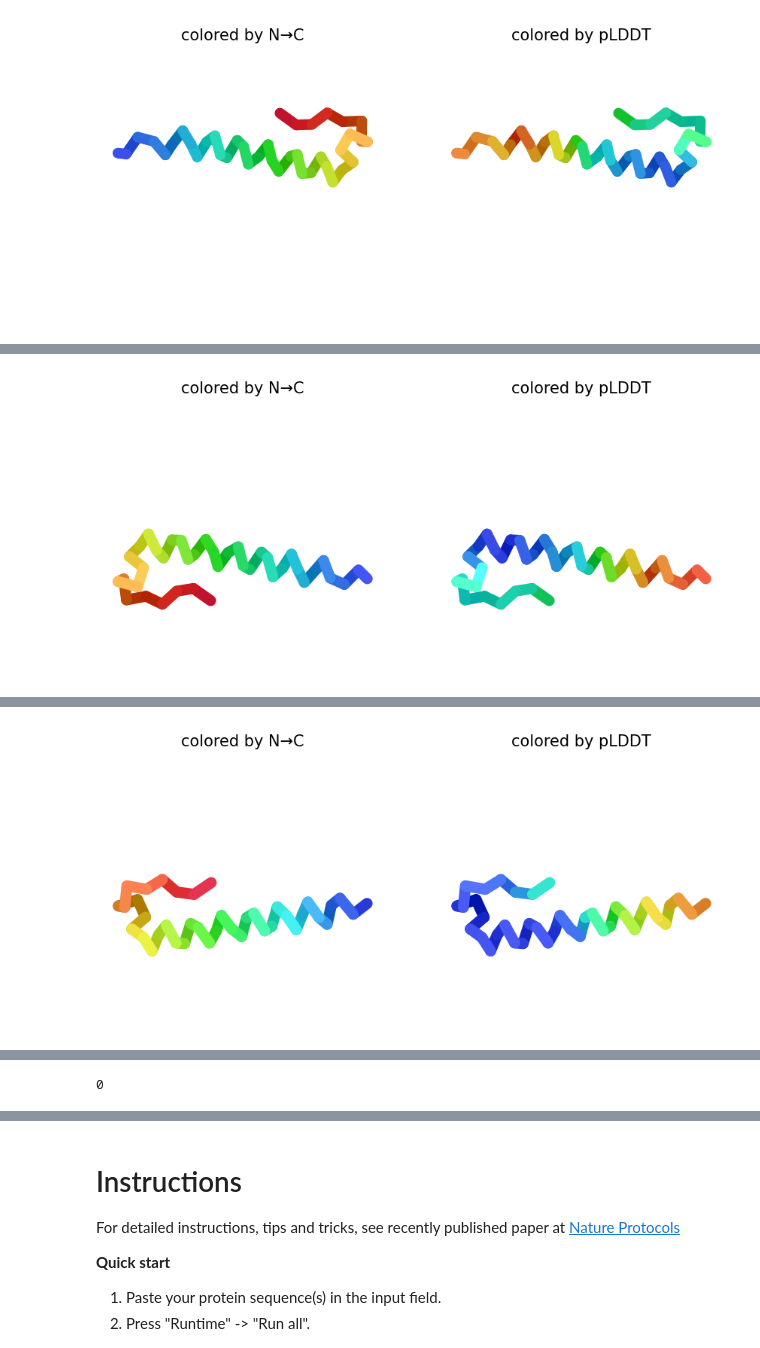
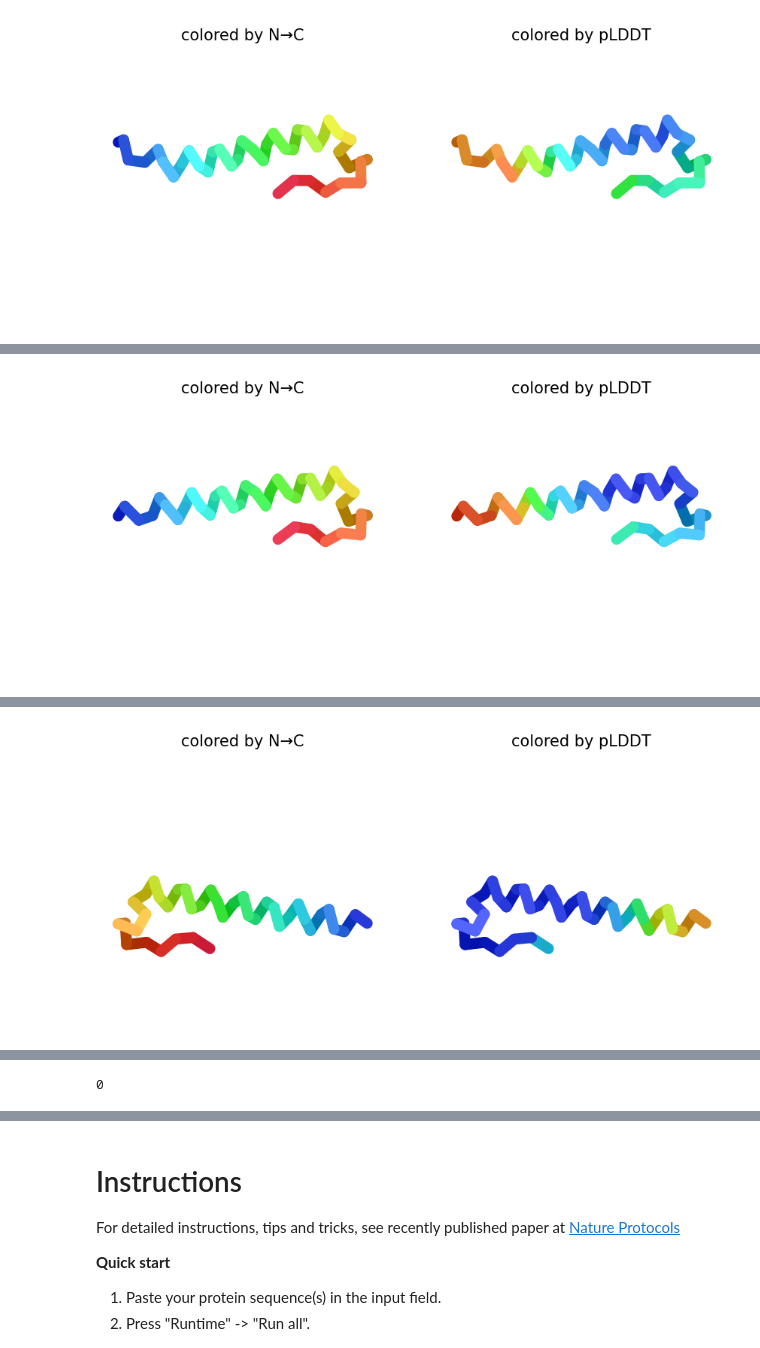
Before and after one commit to CharleneMAvelar/Banco_de_dados, a Jupyter notebook: AlphaFold2.ipynb, the cells around one changed output, grey strips where cells are left out. Drawn from its saved outputs; the diff is of its cells as text; code cells hidden in the pictures.

```diff
--- a/AlphaFold2.ipynb
+++ b/AlphaFold2.ipynb
@@ -25,9 +25,9 @@ python_version = f"{version_info.major}.{version_info.minor}"
 def add_hash(x,y):
   return x+"_"+hashlib.sha1(y.encode()).hexdigest()[:5]
 
-query_sequence = 'YAEGTFTSDYSIALDEKAAKEFITWLIAGGPSSGAPPPS' #@param {type:"string"}
+query_sequence = 'YAEGTFTSDYSIALDKIAQKAFVQWLIAGGPSSGAPPPS' #@param {type:"string"}
 #@markdown  - Use `:` to specify inter-protein chainbreaks for **modeling complexes** (supports homo- and hetro-oligomers). For example **PI...SK:PI...SK** for a homodimer
-jobname = 'test' #@param {type:"string"}
+jobname = 'tirzepatida' #@param {type:"string"}
 # number of models to use
 num_relax = 0 #@param [0, 1, 5] {type:"raw"}
 #@markdown - specify how many of the top ranked structures to relax using amber
@@ -243,6 +244,11 @@ from pathlib import Path
 import matplotlib.pyplot as plt
 
 # For some reason we need that to get pdbfixer to import
+use_amber = num_relax > 0
+use_templates = template_mode != "none"
+from sys import version_info
+python_version = f"{version_info.major}.{version_info.minor}"
+
 if use_amber and f"/usr/local/lib/python{python_version}/site-packages/" not in sys.path:
     sys.path.insert(0, f"/usr/local/lib/python{python_version}/site-packages/")
 
@@ -261,34 +267,53 @@ def prediction_callback(protein_obj, length,
       plt.show()
       plt.close()
 
-# Definition of model_type, num_recycles, recycle_early_stop_tolerance, max_msa, num_seeds, use_dropout, relax_max_iterations, pairing_strategy, calc_extra_ptm, save_all, save_recycles, save_to_google_drive, dpi
+result_dir = jobname
+log_filename = os.path.join(jobname,"log.txt")
+setup_logging(Path(log_filename))
+
+queries, is_complex = get_queries(queries_path)
+
+# Define model_type here
 model_type = "auto" #@param ["auto", "alphafold2_ptm", "alphafold2_multimer_v1", "alphafold2_multimer_v2", "alphafold2_multimer_v3", "deepfold_v1", "alphafold2"]
+#@markdown - if `auto` selected, will use `alphafold2_ptm` for monomer prediction and `alphafold2_multimer_v3` for complex prediction.
+#@markdown Any of the mode_types can be used (regardless if input is monomer or complex).
 num_recycles = "3" #@param ["auto", "0", "1", "3", "6", "12", "24", "48"]
+#@markdown - if `auto` selected, will use `num_recycles=20` if `model_type=alphafold2_multimer_v3`, else `num_recycles=3` .
 recycle_early_stop_tolerance = "auto" #@param ["auto", "0.0", "0.5", "1.0"]
+#@markdown - if `auto` selected, will use `tol=0.5` if `model_type=alphafold2_multimer_v3` else `tol=0.0`.
 relax_max_iterations = 200 #@param [0, 200, 2000] {type:"raw"}
+#@markdown - max amber relax iterations, `0` = unlimited (AlphaFold2 default, can take very long)
 pairing_strategy = "greedy" #@param ["greedy", "complete"] {type:"string"}
+#@markdown - `greedy` = pair any taxonomically matching subsets, `complete` = all sequences have to match in one line.
 calc_extra_ptm = False #@param {type:"boolean"}
+#@markdown - return pairwise chain iptm/actifptm
+
+#@markdown #### Sample settings
+#@markdown -  enable dropouts and increase number of seeds to sample predictions from uncertainty of the model.
+#@markdown -  decrease `max_msa` to increase uncertainity
 max_msa = "auto" #@param ["auto", "512:1024", "256:512", "64:128", "32:64", "16:32"]
 num_seeds = 1 #@param [1,2,4,8,16] {type:"raw"}
 use_dropout = False #@param {type:"boolean"}
+
+#@markdown #### Save settings
 save_all = False #@param {type:"boolean"}
 save_recycles = False #@param {type:"boolean"}
 save_to_google_drive = False #@param {type:"boolean"}
+#@markdown -  if the save_to_google_drive option was selected, the result zip will be uploaded to your Google Drive
 dpi = 200 #@param {type:"integer"}
-msa_mode = "mmseqs2_uniref_env" #@param ["mmseqs2_uniref_env", "mmseqs2_uniref","single_sequence","custom"]
-pair_mode = "unpaired_paired" #@param ["unpaired_paired","paired","unpaired"] {type:"string"}
+#@markdown - set dpi for image resolution
 
 
 num_recycles = None if num_recycles == "auto" else int(num_recycles)
 recycle_early_stop_tolerance = None if recycle_early_stop_tolerance == "auto" else float(recycle_early_stop_tolerance)
 if max_msa == "auto": max_msa = None
 
-result_dir = jobname
-log_filename = os.path.join(jobname,"log.txt")
-setup_logging(Path(log_filename))
+model_type = set_model_type(is_complex, model_type)
 
-queries, is_complex = get_queries(queries_path)
-model_type = set_model_type(is_complex, model_type)
+# Define msa_mode here
+msa_mode = "mmseqs2_uniref_env" #@param ["mmseqs2_uniref_env", "mmseqs2_uniref","single_sequence","custom"]
+pair_mode = "unpaired_paired" #@param ["unpaired_paired","paired","unpaired"] {type:"string"}
+
 
 if "multimer" in model_type and max_msa is not None:
   use_cluster_profile = False
@@ -345 +370 @@ os.system(f"zip -r {results_zip} {jobname}")
-[figure, old version]
+[figure, new version]
@@ -351 +376 @@ os.system(f"zip -r {results_zip} {jobname}")
-[figure, old version]
+[figure, new version]
@@ -357 +382 @@ os.system(f"zip -r {results_zip} {jobname}")
-[figure, old version]
+[figure, new version]
```
Also changed, not shown: parts of 3 cells of this notebook.
